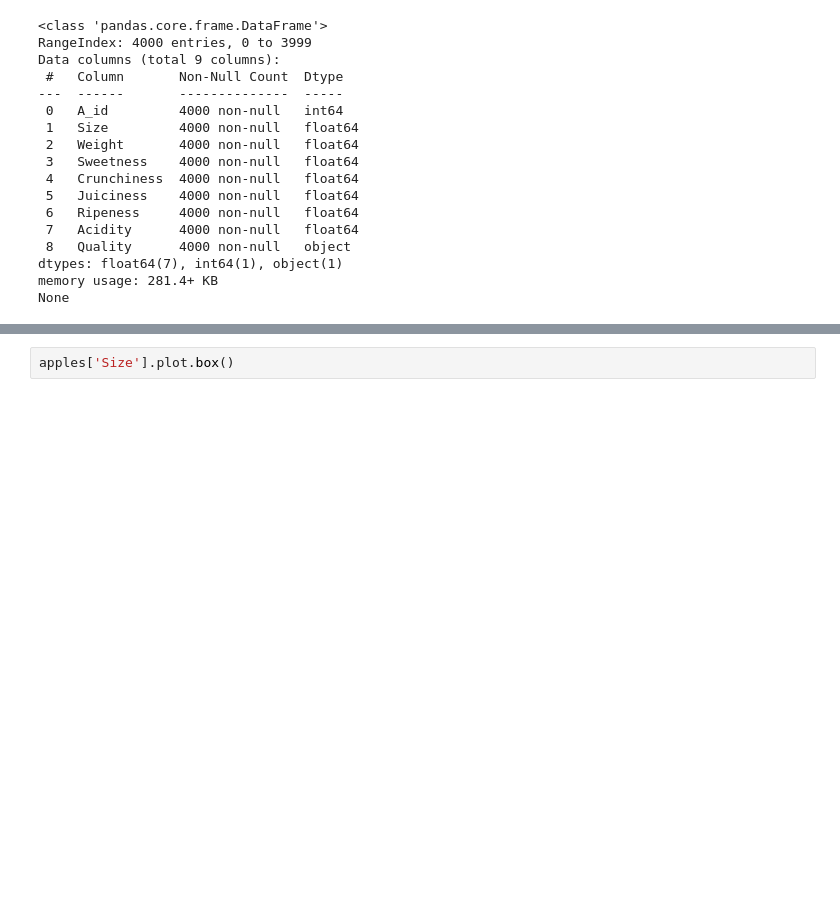
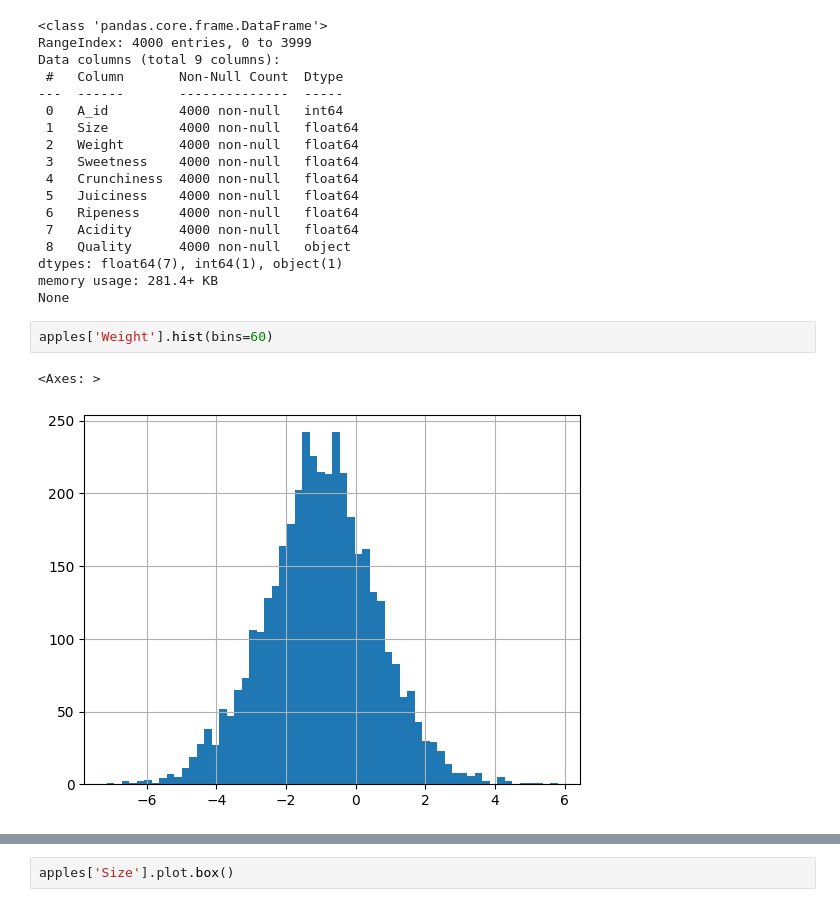
Before and after one commit to dbarans/AppleQualityML, a Jupyter notebook: Projekt_apple_quality.ipynb, the cells around one changed output, grey strips where cells are left out. Cells and saved outputs as stored; diff of their text form; blank space fills up the shorter version.

```diff
--- a/Projekt_apple_quality.ipynb
+++ b/Projekt_apple_quality.ipynb
@@ -55,4 +57,9 @@ Data columns (total 9 columns):
 dtypes: float64(7), int64(1), object(1)
 memory usage: 281.4+ KB
 None
+# %%
+apples['Weight'].hist(bins=60)
+# %% [output]
+<Axes: >
+[figure, added]
 # %%
```
Also changed, not shown: parts of 23 cells of this notebook.
